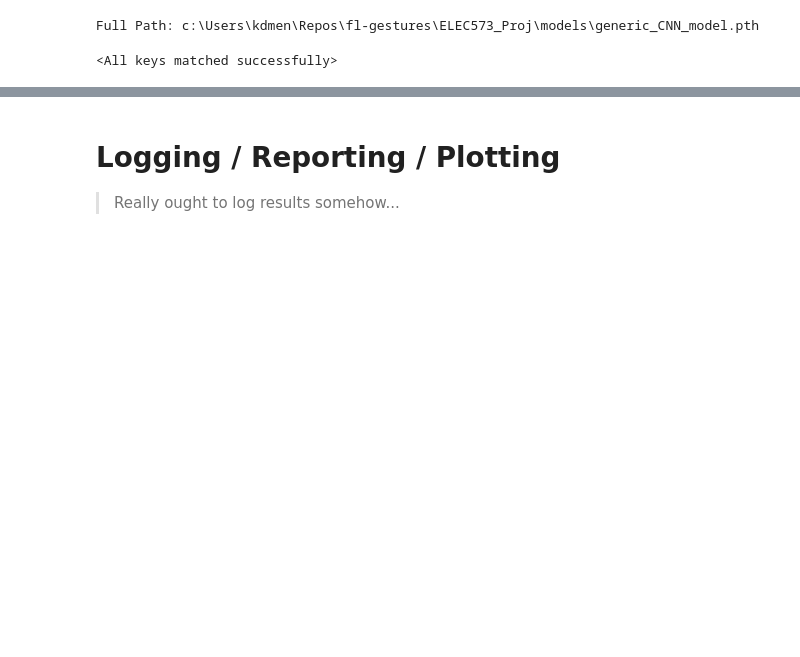
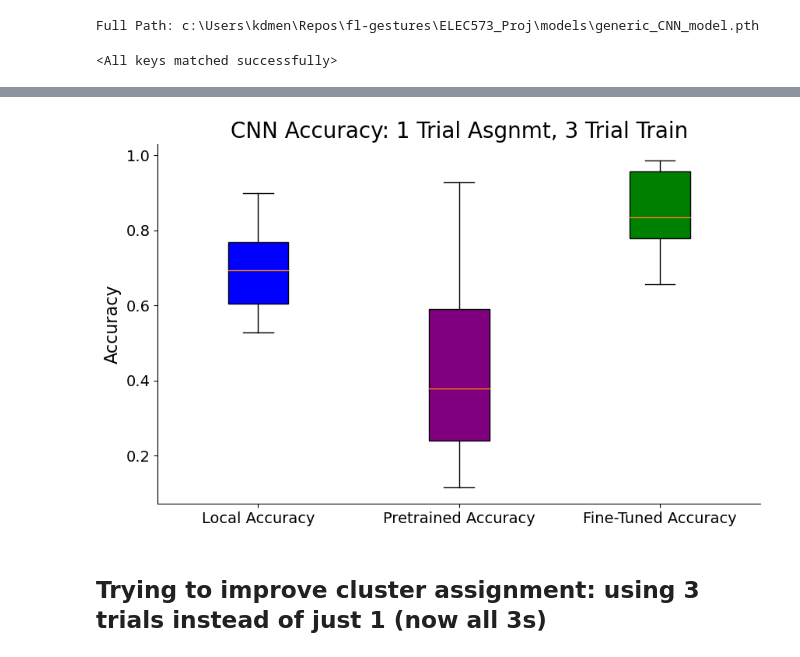
Before and after one commit to kdmalc/fl-gestures, a Jupyter notebook: ELEC573_Proj/201_CNN_AMC_FT_Study.ipynb, the cells around one changed output, grey strips where cells are left out. Cells and saved outputs as stored; diff of their text form; code cells hidden in the pictures; blank space fills up the shorter version.

Commit message:
Running, and result figures saved!

```diff
--- a/ELEC573_Proj/201_CNN_AMC_FT_Study.ipynb
+++ b/ELEC573_Proj/201_CNN_AMC_FT_Study.ipynb
@@ -226,9 +232,10 @@ train_pids = np.unique(data_splits['train']['participant_ids'])
 novel_participant_ft_data = data_splits['novel_trainFT']
 novel_participant_test_data = data_splits['cross_subject_test']
 novel_pids = np.unique(data_splits['novel_trainFT']['participant_ids'])
-num_local_training_epochs = 60
+num_local_training_epochs = 50
 num_ft_epochs = 50
 ft_lr = 0.001
+novel_pid_clus_asgn_data = one_trial_data_splits['novel_trainFT']
 
 novel_pid_res_dict = {}
 
@@ -251,8 +258,8 @@ for pid_count, pid in enumerate(novel_pids):
     cross_test_dataset = GestureDataset([novel_participant_test_data['feature'][i] for i in indices], [novel_participant_test_data['labels'][i] for i in indices])
     cross_test_loader = DataLoader(intra_test_dataset, batch_size=config["batch_size"], shuffle=True)
     ############## One Trial Cluster Assignment Dataset ##############
-    indices = [i for i, datasplit_pid in enumerate(one_trial_data_splits['participant_ids']) if datasplit_pid == pid]
-    clust_asgn_dataset = GestureDataset([one_trial_data_splits['feature'][i] for i in indices], [one_trial_data_splits['labels'][i] for i in indices])
+    indices = [i for i, datasplit_pid in enumerate(novel_pid_clus_asgn_data['participant_ids']) if datasplit_pid == pid]
+    clust_asgn_dataset = GestureDataset([novel_pid_clus_asgn_data['feature'][i] for i in indices], [novel_pid_clus_asgn_data['labels'][i] for i in indices])
     clust_asgn_loader = DataLoader(clust_asgn_dataset, batch_size=config["batch_size"], shuffle=True)
 
     # 1) Train a local CNN model
@@ -326,3 +326,33 @@ plt.show()
-# %% [markdown]
-# Logging / Reporting / Plotting
-> Really ought to log results somehow...
+# %%
+local_acc_data = []
+pretrained_acc_data = []
+ft_acc_data = []
+# Collecting data from the dictionary
+for pid in novel_pid_res_dict:
+    local_acc_data.append(novel_pid_res_dict[pid]['local_acc'])
+    pretrained_acc_data.append(novel_pid_res_dict[pid]['pretrained_acc'])
+    ft_acc_data.append(novel_pid_res_dict[pid]['ft_acc'])
+# %%
+# Plotting box plots with improved aesthetics
+fig, ax = plt.subplots(figsize=(10, 6))
+data = [local_acc_data, pretrained_acc_data, ft_acc_data]
+#colors = ['#1f77b4', '#ff7f0e', '#2ca02c']
+colors = ['blue', 'purple', 'green']
+# Colors for each boxplot
+bp = ax.boxplot(data, patch_artist=True, labels=['Local Accuracy', 'Pretrained Accuracy', 'Fine-Tuned Accuracy'])
+# Customize boxplot colors
+for patch, color in zip(bp['boxes'], colors):
+    patch.set_facecolor(color)
+# Remove top and right borders
+ax.spines['top'].set_visible(False)
+ax.spines['right'].set_visible(False)
+# Increase font sizes
+ax.set_ylabel('Accuracy', fontsize=16)
+ax.set_title('CNN Accuracy: 1 Trial Asgnmt, 3 Trial Train', fontsize=20)
+ax.tick_params(axis='both', labelsize=14)
+plt.savefig(f"C:\\Users\\kdmen\\Repos\\fl-gestures\\ELEC573_Proj\\results\\Final_CNN_Acc_1TA_3TT.png", dpi=500)
+plt.show()
+# %% [output]
+[figure, added]
+# %% [markdown]
+## Trying to improve cluster assignment: using 3 trials instead of just 1 (now all 3s)
```
Also changed, not shown: parts of 15 cells of this notebook, 6 other files.
